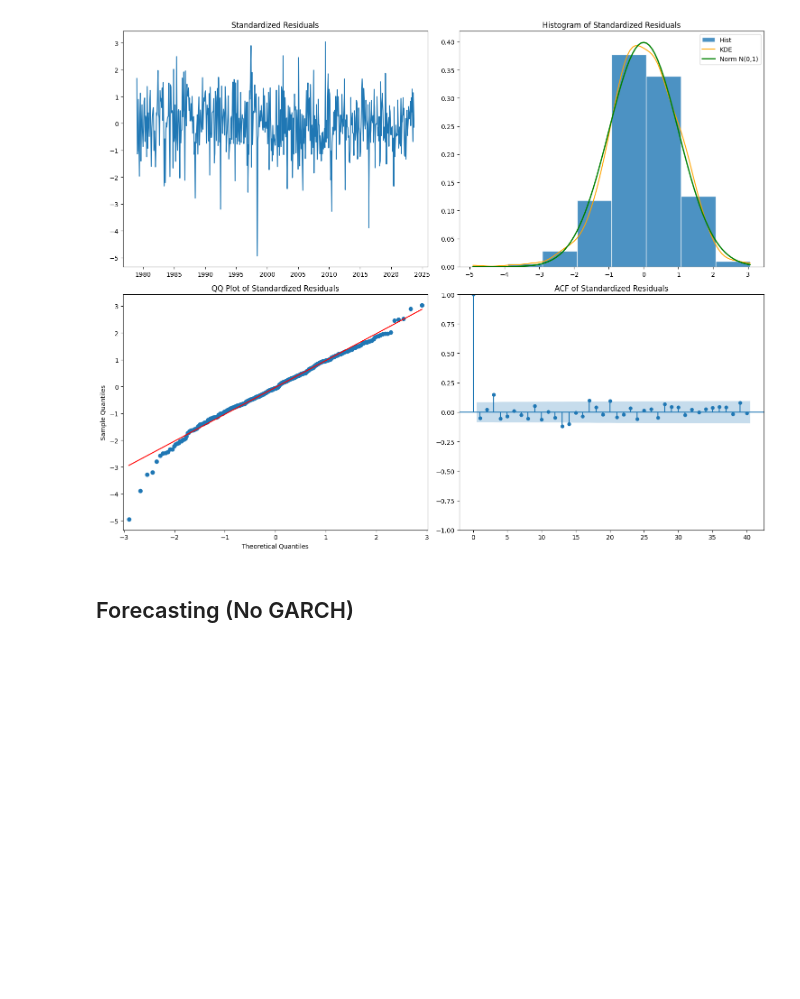
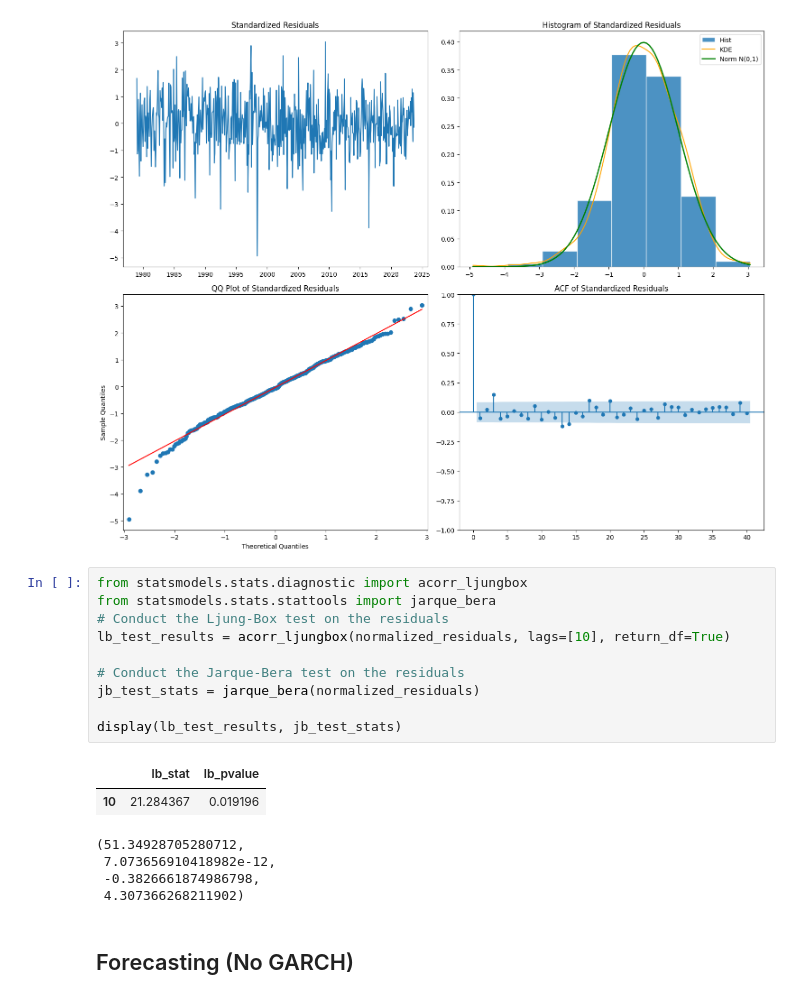
Before and after one commit to yannickpichardo/master_thesis, a Jupyter notebook: enso_sim.ipynb, the cells around one changed output. Cells and saved outputs as stored; diff of their text form; blank space fills up the shorter version.

```diff
--- a/enso_sim.ipynb
+++ b/enso_sim.ipynb
@@ -571,6 +572,23 @@ plt.tight_layout()
 plt.show()
 # %% [output]
 [figure]
+# %%
+from statsmodels.stats.diagnostic import acorr_ljungbox
+from statsmodels.stats.stattools import jarque_bera
+# Conduct the Ljung-Box test on the residuals
+lb_test_results = acorr_ljungbox(normalized_residuals, lags=[10], return_df=True)
+
+# Conduct the Jarque-Bera test on the residuals
+jb_test_stats = jarque_bera(normalized_residuals)
+
+display(lb_test_results, jb_test_stats)
+# %% [output]
+|  | lb_stat | lb_pvalue |
+| 10 | 21.284367 | 0.019196 |
+(51.34928705280712,
+ 7.073656910418982e-12,
+ -0.3826661874986798,
+ 4.307366268211902)
 # %% [markdown]
 ## Forecasting (No GARCH)
 # %%
```
Also changed, not shown: parts of 9 cells of this notebook.
